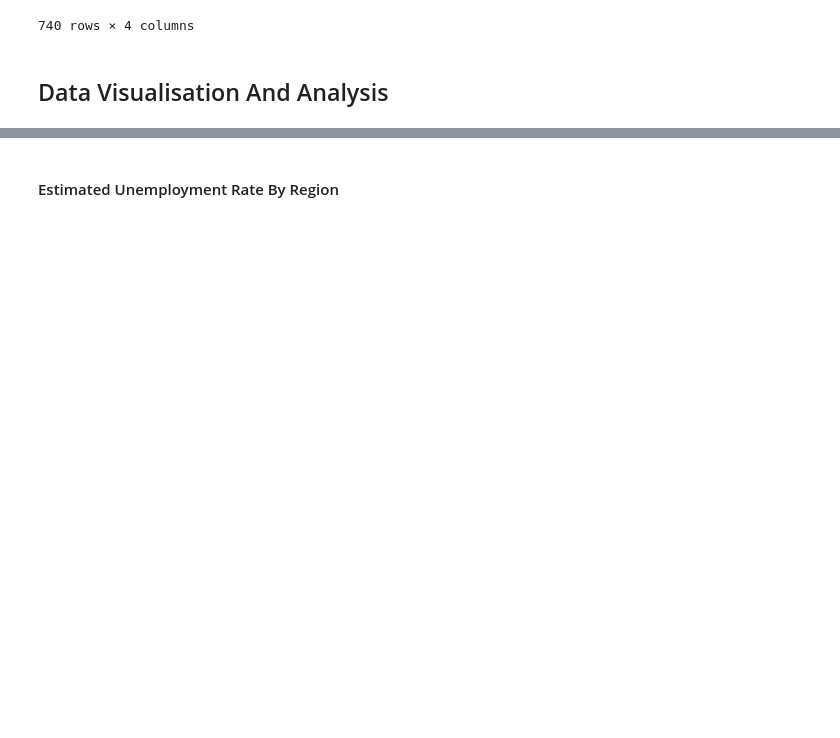
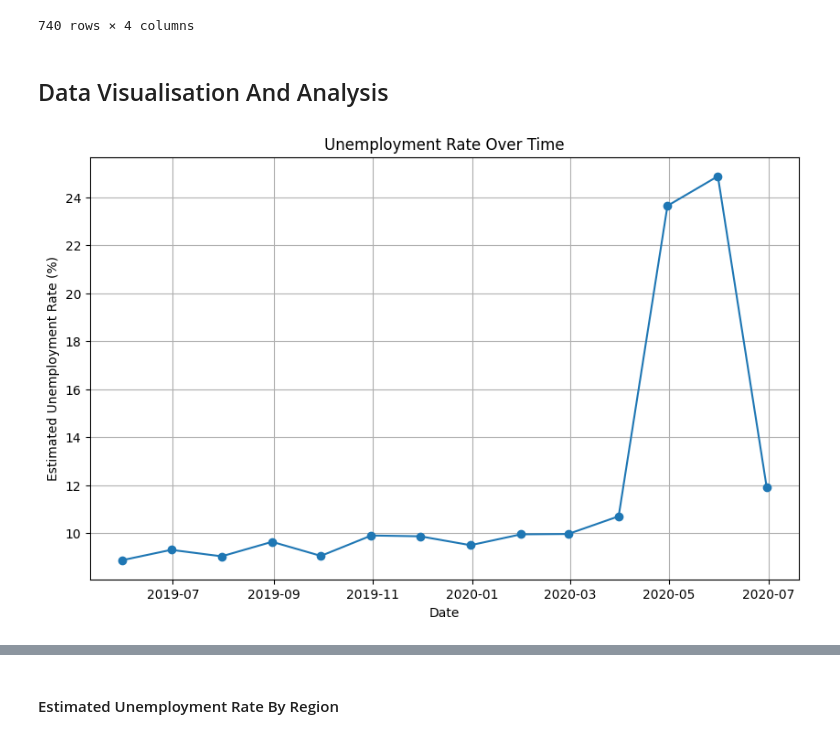
Before and after one commit to kmassiK/OIBSIP, a Jupyter notebook: unemployment_analysis.ipynb, the cells around one changed output, grey strips where cells are left out. Drawn from its saved outputs; the diff is of its cells as text; code cells hidden in the pictures; blank space fills up the shorter version.

Commit message:
unemployment dataset up to july 2020

```diff
--- a/unemployment_analysis.ipynb
+++ b/unemployment_analysis.ipynb
@@ -175,3 +175,20 @@ my_df.dropna()
 my_df['date'] = pd.to_datetime(my_df['date'])
 # %% [markdown]
 ## Data Visualisation And Analysis
+# %%
+import plotly.express as px
+
+#  Mean unemployment rate over time
+mean_unemployment_over_time = my_df.groupby('date')['estimated unemployment rate (%)'].mean()
+
+# Create a line plot
+plt.figure(figsize=(10, 6))
+plt.plot(mean_unemployment_over_time.index, mean_unemployment_over_time.values, marker='o', linestyle='-')
+plt.xlabel('Date')
+plt.ylabel('Estimated Unemployment Rate (%)')
+plt.title('Unemployment Rate Over Time')
+plt.grid(True)
+
+plt.show()
+# %% [output]
+[figure, added]
```
Also changed, not shown: parts of 12 cells of this notebook.
